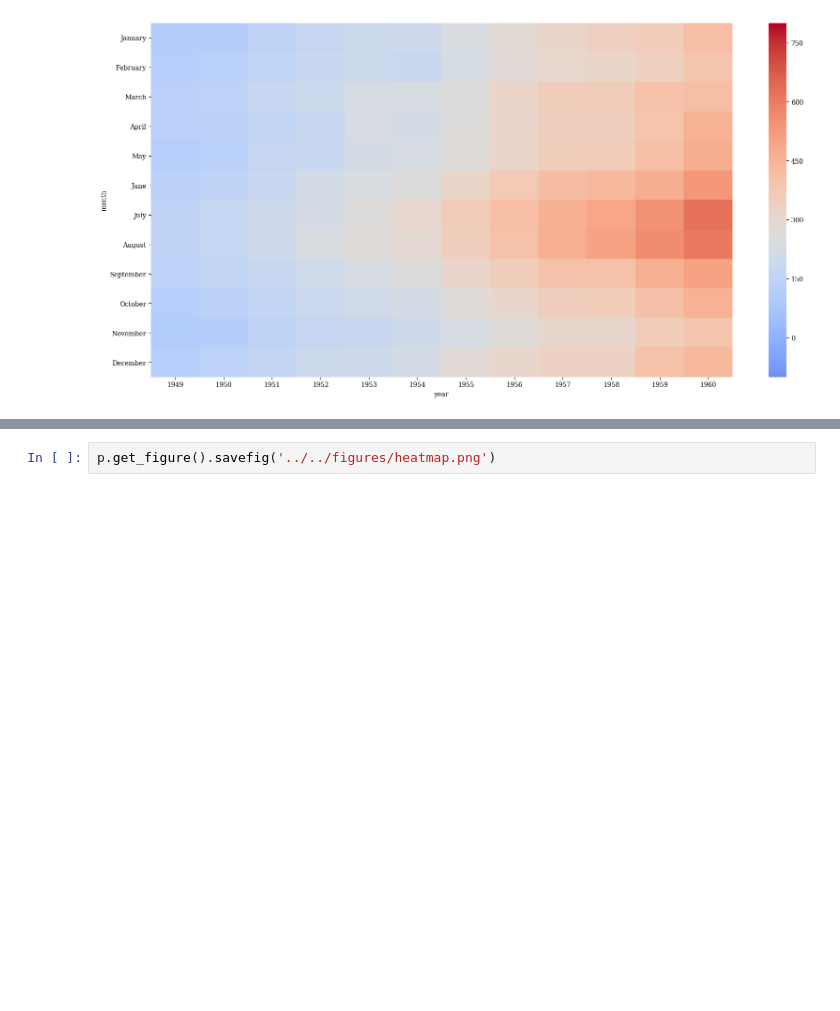
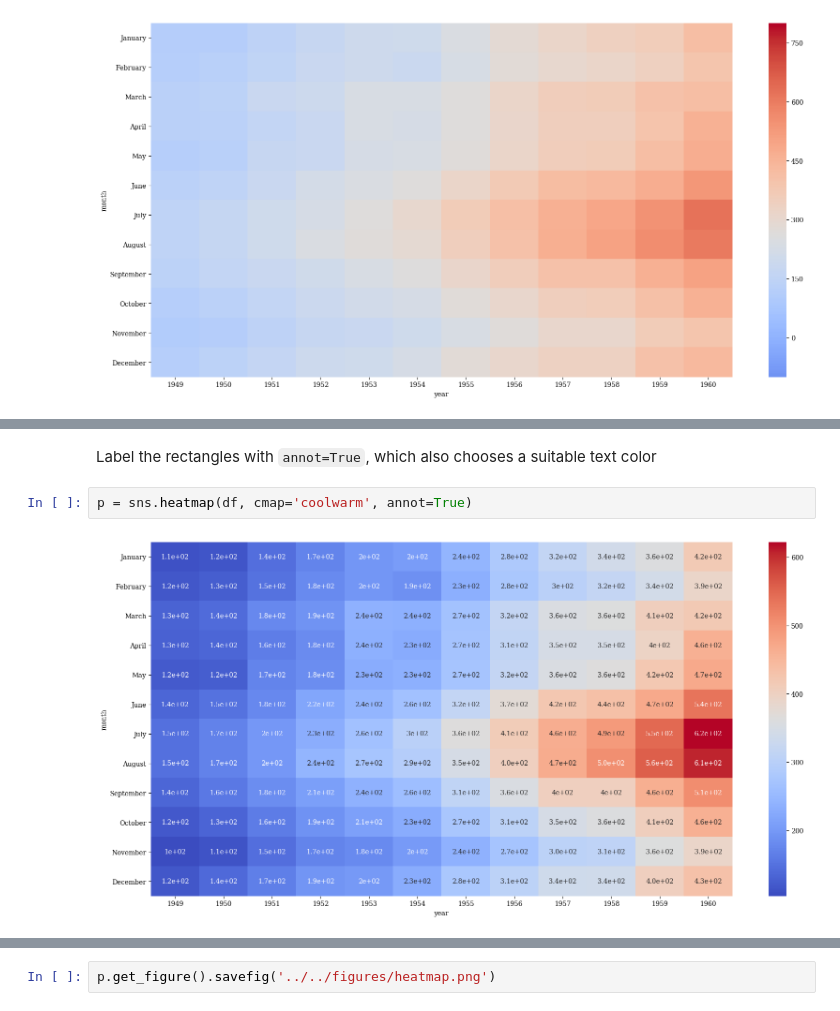
Before and after one commit to apryor6/apryor6.github.io, a Jupyter notebook: visualizations/seaborn/heatmap.ipynb, the cells around one changed output, grey strips where cells are left out. Drawn from its saved outputs; the diff is of its cells as text; blank space fills up the shorter version.

```diff
--- a/visualizations/seaborn/heatmap.ipynb
+++ b/visualizations/seaborn/heatmap.ipynb
@@ -71,0 +73,6 @@ p = sns.heatmap(df, cmap='coolwarm', center=midpoint)
+# %% [markdown]
+Label the rectangles with `annot=True`, which also chooses a suitable text color
+# %%
+p = sns.heatmap(df, cmap='coolwarm', annot=True)
+# %% [output]
+[figure, added]
```
Also changed, not shown: parts of 18 cells of this notebook, 14 other files.
